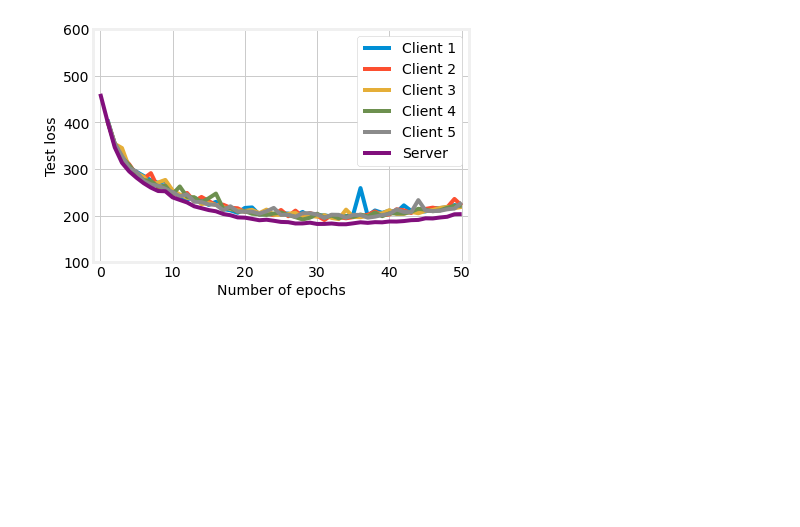
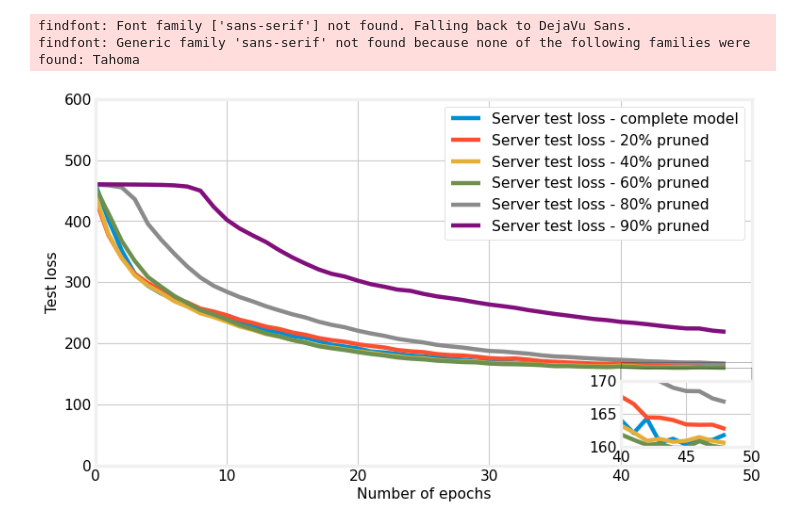
Before and after one commit to Giuse1/flower_final, a Jupyter notebook: plot.ipynb, the cells around one changed output. Cells and saved outputs as stored; diff of their text form; code cells hidden in the pictures; blank space fills up the shorter version.

```diff
--- a/plot.ipynb
+++ b/plot.ipynb
@@ -49,4 +0,0 @@ def get_all_data_ue_edge():
-# %%
-overall_df = get_all_data_ue_edge()
-overall_df = overall_df[overall_df["round"]<51]
-overall_df
@@ -141,16 +0,0 @@ plt.show()
-# %%
-for i in range(5):
-    clients_df = overall_df[overall_df["client"]==i]
-    clients_df_loss = clients_df.dropna().reset_index(drop=True)
-    plt.plot(range(1,51),clients_df_loss.train_loss, label=f"Client {i+1}")
-
-plt.ylabel("Test loss")
-plt.xlabel("Number of epochs")
-plt.xlim(-1,51)
-plt.plot(server_test_loss, label="Server")
-plt.legend()
-plt.savefig("figures/test_loss_all.png", bbox_inches = "tight")
-
-plt.show()
-# %% [output]
-[figure, removed]
@@ -156,0 +5,47 @@ plt.show()
+# %%
+start_path = "MSI_rep/reports"
+list_exp = [2,3,4,6,13]
+
+fig, ax = plt.subplots(figsize = (10, 6), dpi = 80)
+# [x0, y0, width, height] Lower-left corner of inset Axes, and its width and height.
+axins = ax.inset_axes([0.8, 0.05, 0.2, 0.18])
+c = 0
+
+for exp in list_exp:
+    path = start_path+str(exp)
+    with open(f'{path}/settings.txt', 'r') as file_dict:
+        settings = file_dict.read().replace('\n', '')
+        settings = ast.literal_eval(settings)
+        p_prun = settings["percentage_to_prune"]
+    overall_df = get_all_data_ue_edge(path)
+    server_loss, server_acc = get_server_loss_acc(overall_df)
+    mean_client_loss, mean_client_acc = get_mean_clients_loss_acc(overall_df)
+
+    # plt.plot(mean_client_acc, '*', label=f"Clients mean test loss - {p_prun}", color=pltcolor(c))
+    # c += 1
+    if c == 0:
+        ax.plot(server_loss[:49], label=f"Server test loss - complete model", color=pltcolor(c))
+        axins.plot(server_loss[:49], label=f"Server test loss - complete model", color=pltcolor(c))
+        c += 1
+
+    ax.plot(server_loss[50:99].values, label=f"Server test loss - {int(p_prun*100)}% pruned", color=pltcolor(c))
+    axins.plot(server_loss[50:99].values, label=f"Server test loss - {int(p_prun*100)}% pruned", color=pltcolor(c))
+    c += 1
+
+plt.ylabel("Test loss")
+plt.xlabel("Number of epochs")
+plt.xlim(0,50)
+plt.ylim(0)
+plt.legend()
+# sub region of the original image
+x1, x2, y1, y2 = 40, 50, 160, 170
+axins.set_xlim(x1, x2)
+axins.set_ylim(y1, y2)
+ax.indicate_inset_zoom(axins, edgecolor="black")
+
+plt.savefig("figures/loss_perc.png", bbox_inches = "tight")
+plt.show()
+# %% [output]
+findfont: Font family ['sans-serif'] not found. Falling back to DejaVu Sans.
+findfont: Generic family 'sans-serif' not found because none of the following families were found: Tahoma
+[figure, added]
```
Also changed, not shown: parts of 16 cells of this notebook, 6 other files.
